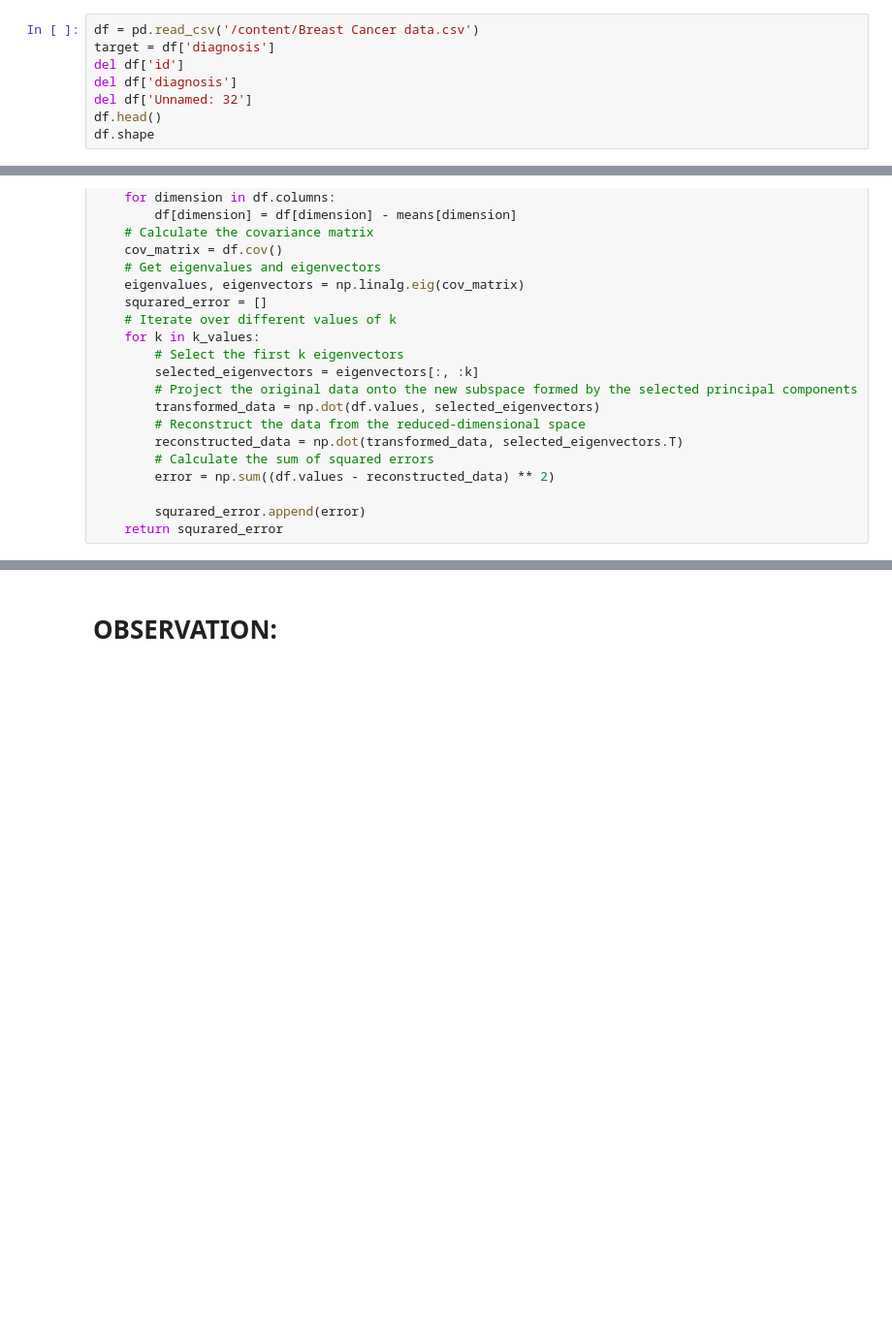
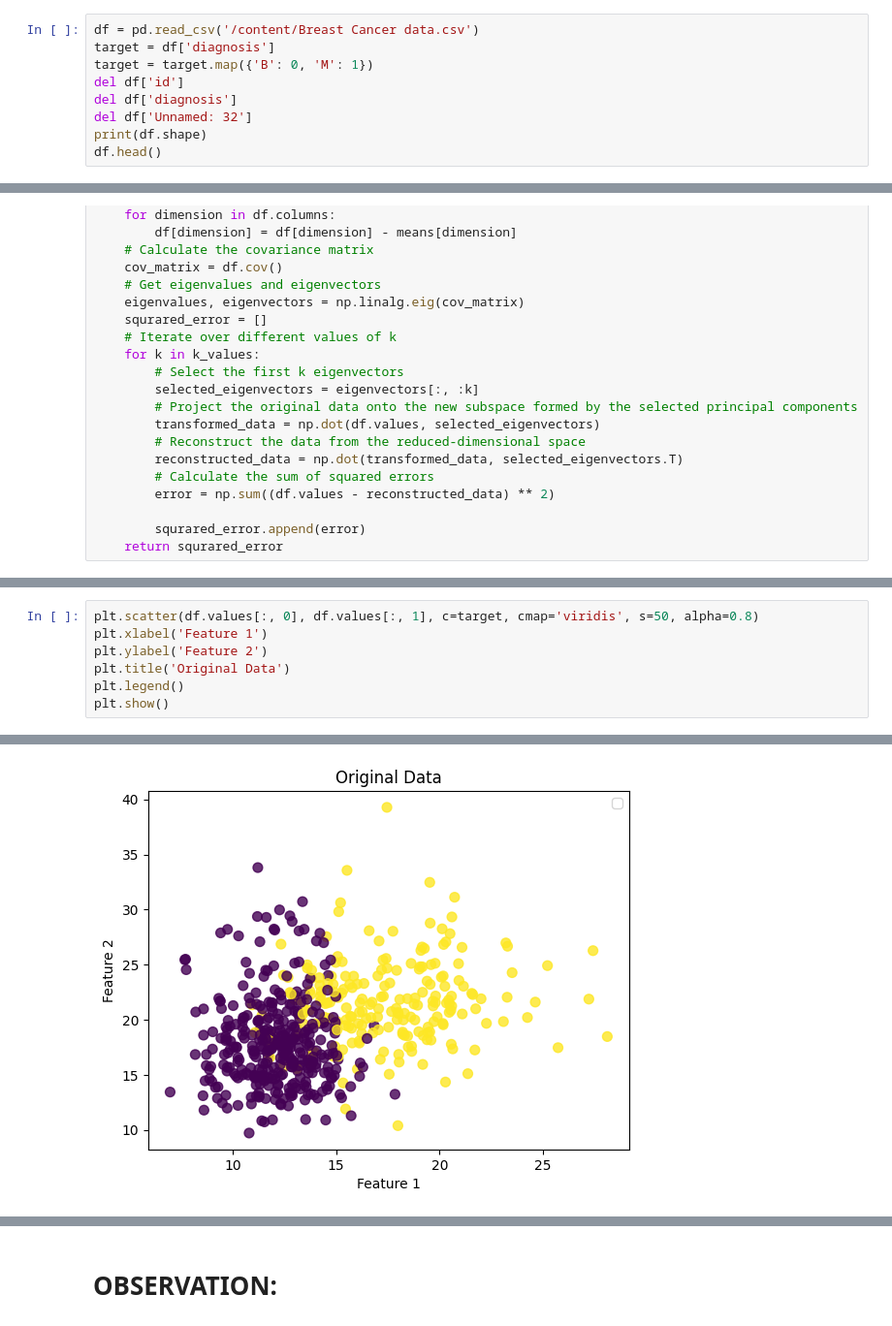
Before and after one commit to Asser146/ML-Assignments, a Jupyter notebook: Assignment4/Unsupervised.ipynb, the cells around one changed output, grey strips where cells are left out. Shown at 97% size. Cells and saved outputs as stored; diff of their text form; blank space fills up the shorter version.

```diff
--- a/Assignment4/Unsupervised.ipynb
+++ b/Assignment4/Unsupervised.ipynb
@@ -6,10 +9,11 @@ import matplotlib.pyplot as plt
 # %%
 df = pd.read_csv('/content/Breast Cancer data.csv')
 target = df['diagnosis']
+target = target.map({'B': 0, 'M': 1})
 del df['id']
 del df['diagnosis']
 del df['Unnamed: 32']
+print(df.shape)
 df.head()
-df.shape
 # %% [output]
 (569, 30)
@@ -205,0 +199,8 @@ plt.show()
+# %%
+plt.scatter(df.values[:, 0], df.values[:, 1], c=target, cmap='viridis', s=50, alpha=0.8)
+plt.xlabel('Feature 1')
+plt.ylabel('Feature 2')
+plt.title('Original Data')
+plt.legend()
+plt.show()
+# %% [output]
@@ -205,0 +208 @@ plt.show()
+[figure, added]
```
Also changed, not shown: parts of 20 cells of this notebook.
